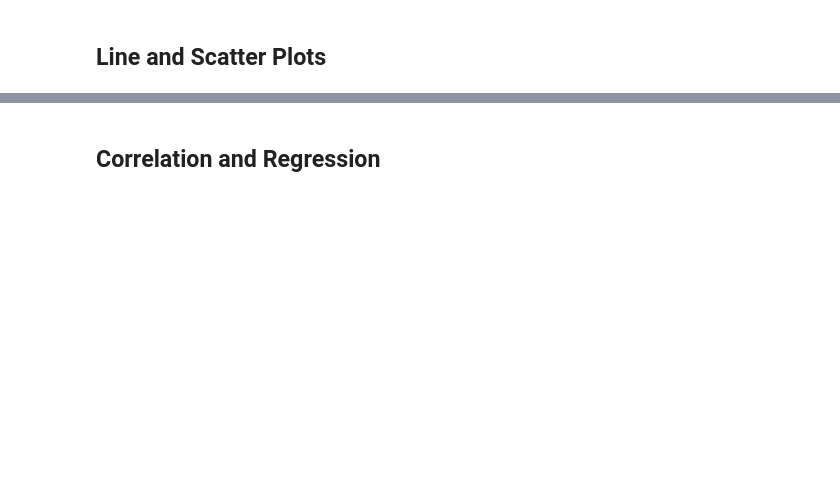
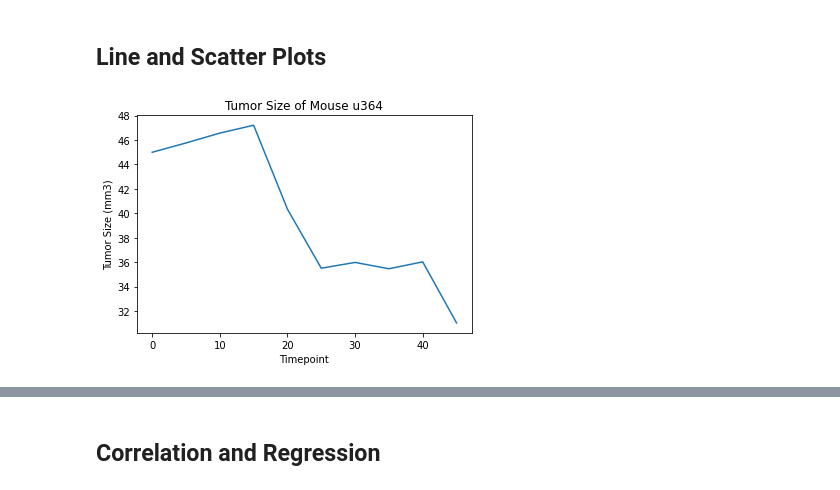
Before and after one commit to sdinespierce/matplot-challenge, a Jupyter notebook: Pymaceuticals/pymaceuticals_starter.ipynb, the cells around one changed output, grey strips where cells are left out. Saved outputs shown, nothing was run; the diff lists cells and outputs as text; code cells hidden in the pictures; blank space fills up the shorter version.

```diff
--- a/Pymaceuticals/pymaceuticals_starter.ipynb
+++ b/Pymaceuticals/pymaceuticals_starter.ipynb
@@ -274,5 +304,14 @@ tumor_vol = []
 ## Line and Scatter Plots
 # %%
 # Generate a line plot of tumor volume vs. time point for a mouse treated with Capomulin
+y_axis = combined_df["Tumor Volume (mm3)"].loc[combined_df["Mouse ID"] == "u364"]
+x_axis = combined_df["Timepoint"].loc[combined_df["Mouse ID"] == "u364"]
+plt.title("Tumor Size of Mouse u364")
+plt.xlabel("Timepoint")
+plt.ylabel("Tumor Size (mm3)")
+plt.plot(x_axis, y_axis)
+plt.show()
+# %% [output]
+[figure, added]
 # %%
 # Generate a scatter plot of average tumor volume vs. mouse weight for the Capomulin regimen
```
Also changed, not shown: parts of 5 cells of this notebook.
